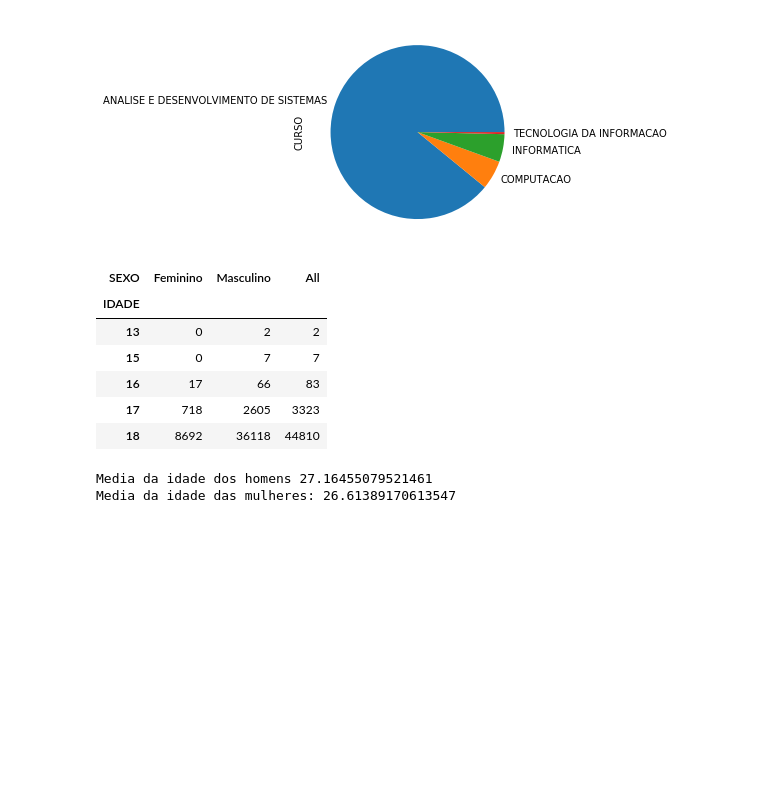
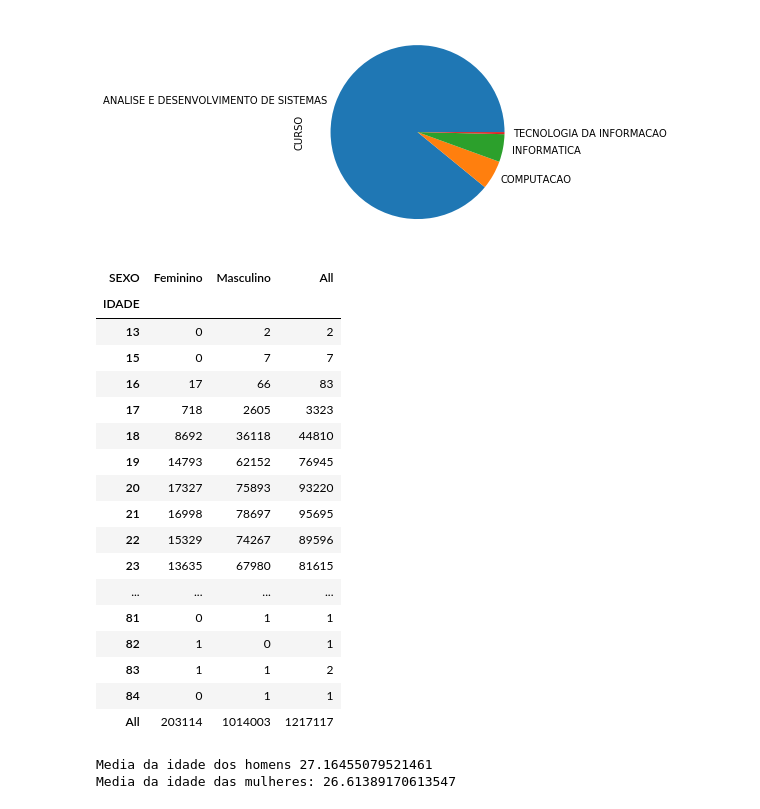
Before and after one commit to arcursino/PyjamasConf, a Jupyter notebook: pyjamas.ipynb, the cells around one changed output. Saved outputs shown, nothing was run; the diff lists cells and outputs as text; code cells hidden in the pictures; blank space fills up the shorter version.

Commit message:
insere linha com a estatística por idade

```diff
--- a/pyjamas.ipynb
+++ b/pyjamas.ipynb
@@ -29,19 +29,26 @@ df['CURSO'].value_counts().plot.pie()
 [figure]
 # %%
 idade = pd.crosstab(index=df['IDADE'], columns=df['SEXO'],  margins=True)
-
-pd.options.display.max_columns = 100
-pd.options.display.max_rows = 100
-
-idade.head()
+idade.head(100)
 # %% [output]
 | SEXO | Feminino | Masculino | All |
 | IDADE |  |  |  |
 | 13 | 0 | 2 | 2 |
 | 15 | 0 | 7 | 7 |
 | 16 | 17 | 66 | 83 |
 | 17 | 718 | 2605 | 3323 |
 | 18 | 8692 | 36118 | 44810 |
+| 19 | 14793 | 62152 | 76945 |
+| 20 | 17327 | 75893 | 93220 |
+| 21 | 16998 | 78697 | 95695 |
+| 22 | 15329 | 74267 | 89596 |
+| 23 | 13635 | 67980 | 81615 |
+| ... | ... | ... | ... |
+| 81 | 0 | 1 | 1 |
+| 82 | 1 | 0 | 1 |
+| 83 | 1 | 1 | 2 |
+| 84 | 0 | 1 | 1 |
+| All | 203114 | 1014003 | 1217117 |
 # %%
 masc = df[df['SEXO'] == 'Masculino']
 femi = df[df['SEXO'] == 'Feminino']
```
